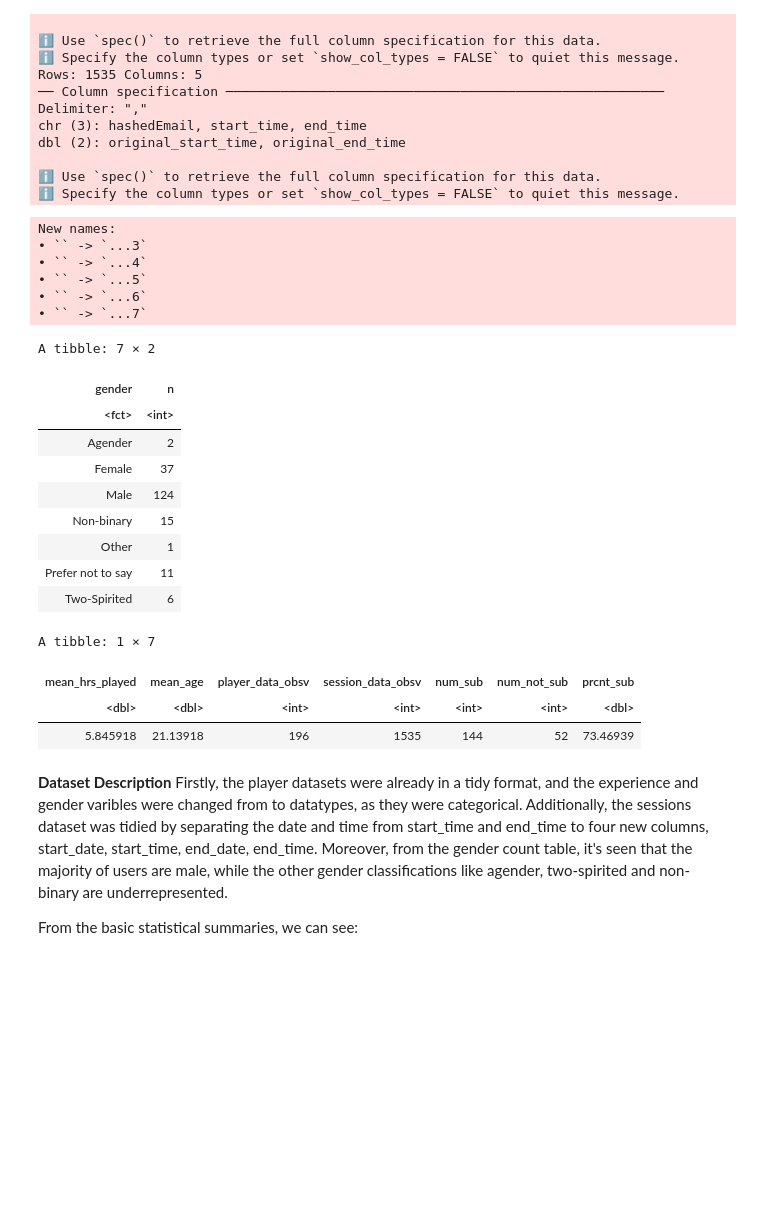
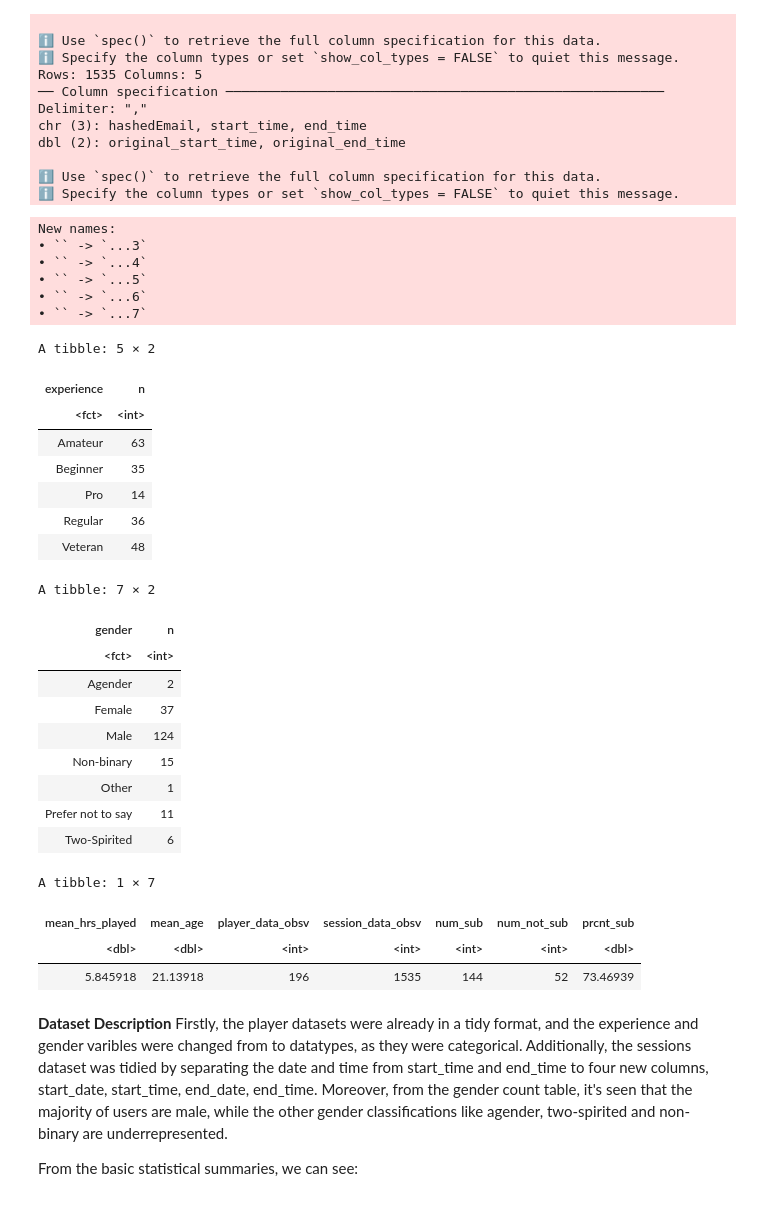
Before and after one commit to raywu255/Project-Planning-Stage-Individual-, a Jupyter notebook: Individual Project Planning Stage.ipynb, the cells around one changed output. Drawn from its saved outputs; the diff is of its cells as text; code cells hidden in the pictures; blank space fills up the shorter version.

```diff
--- a/Individual Project Planning Stage.ipynb
+++ b/Individual Project Planning Stage.ipynb
@@ -61,47 +61,59 @@ dbl (2): original_start_time, original_end_time
 num_sub <- player_data |>
     filter(subscribe == TRUE) |>
     nrow()
 
 num_not_sub <- player_data |>
     filter(subscribe == FALSE) |>
     nrow()
 
 percent_sub <- (num_sub / nrow(player_data))*100
 
 player_data_stat <- player_data |>
     summarize(mean(played_hours, na.rm = TRUE), mean(Age, na.rm = TRUE)) |>
     bind_cols(nrow(player_data), nrow(session_data), num_sub, num_not_sub, percent_sub)
 
 colnames(player_data_stat) <- c("mean_hrs_played","mean_age",
                                 "player_data_obsv", "session_data_obsv", "num_sub", "num_not_sub", "prcnt_sub")
 
 gender <- player_data |>
     group_by(gender) |>
     summarize(n = n())
 
+exp <- player_data |>
+    group_by(experience) |>
+    summarize(n = n())
+exp
 gender
 player_data_stat
 # %% [output]
 New names:
 • `` -> `...3`
 • `` -> `...4`
 • `` -> `...5`
 • `` -> `...6`
 • `` -> `...7`
-A tibble: 7 × 2
+A tibble: 5 × 2
-| gender | n |
+| experience | n |
 | <fct> | <int> |
-| Agender | 2 |
-| Female | 37 |
-| Male | 124 |
-| Non-binary | 15 |
-| Other | 1 |
-| Prefer not to say | 11 |
-| Two-Spirited | 6 |
+| Amateur | 63 |
+| Beginner | 35 |
+| Pro | 14 |
+| Regular | 36 |
+| Veteran | 48 |
-A tibble: 1 × 7
+A tibble: 7 × 2
-| mean_hrs_played | mean_age | player_data_obsv | session_data_obsv | num_sub | num_not_sub | prcnt_sub |
-| <dbl> | <dbl> | <int> | <int> | <int> | <int> | <dbl> |
-| 5.845918 | 21.13918 | 196 | 1535 | 144 | 52 | 73.46939 |
+| gender | n |
+| <fct> | <int> |
+| Agender | 2 |
+| Female | 37 |
+| Male | 124 |
+| Non-binary | 15 |
+| Other | 1 |
+| Prefer not to say | 11 |
+| Two-Spirited | 6 |
+A tibble: 1 × 7
+| mean_hrs_played | mean_age | player_data_obsv | session_data_obsv | num_sub | num_not_sub | prcnt_sub |
+| <dbl> | <dbl> | <int> | <int> | <int> | <int> | <dbl> |
+| 5.845918 | 21.13918 | 196 | 1535 | 144 | 52 | 73.46939 |
 # %% [markdown]
 **Dataset Description**
 Firstly, the player datasets were already in a tidy format, and the experience and gender varibles were changed from <chr> to <fct> datatypes, as they were categorical. Additionally, the sessions dataset was tidied by separating the date and time from start_time and end_time to four new columns, start_date, start_time, end_date, end_time. Moreover, from the gender count table, it's seen that the majority of users are male, while the other gender classifications like agender, two-spirited and non-binary are underrepresented.
```
Also changed, not shown: parts of 4 cells of this notebook.
